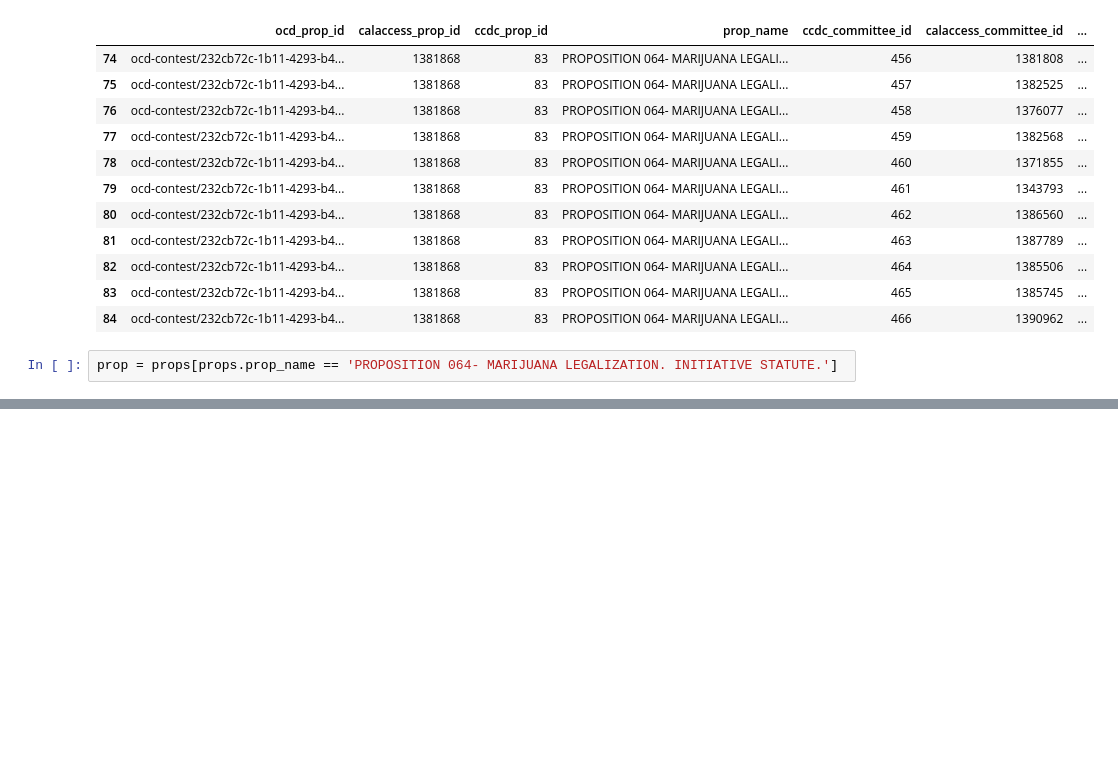
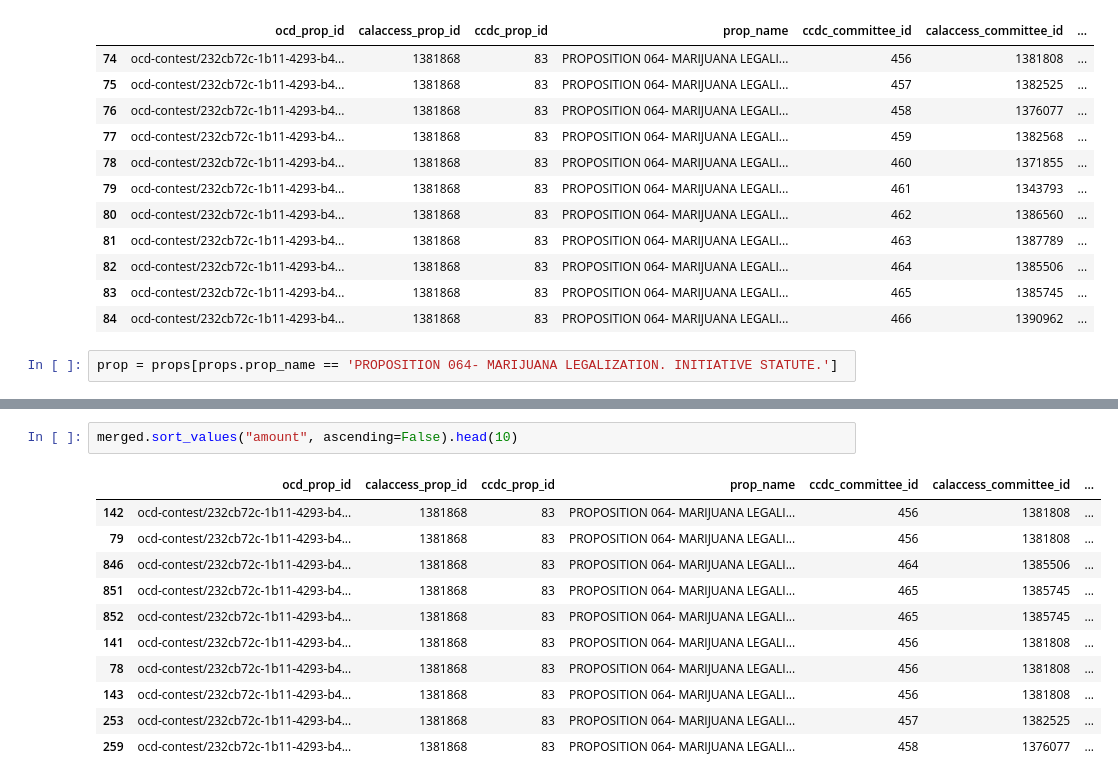
Before and after one commit to jacenclapp/python, a Jupyter notebook: Jacen.ipynb, the cells around one changed output, grey strips where cells are left out. Drawn from its saved outputs; the diff is of its cells as text; blank space fills up the shorter version.

```diff
--- a/Jacen.ipynb
+++ b/Jacen.ipynb
@@ -197,0 +297,14 @@ prop = props[props.prop_name == 'PROPOSITION 064- MARIJUANA LEGALIZATION. INITIA
+# %%
+merged.sort_values("amount", ascending=False).head(10)
+# %% [output]
+|  | ocd_prop_id | calaccess_prop_id | ccdc_prop_id | prop_name | ccdc_committee_id | calaccess_committee_id | ... |
+| 142 | ocd-contest/232cb72c-1b11-4293-b4... | 1381868 | 83 | PROPOSITION 064- MARIJUANA LEGALI... | 456 | 1381808 | ... |
+| 79 | ocd-contest/232cb72c-1b11-4293-b4... | 1381868 | 83 | PROPOSITION 064- MARIJUANA LEGALI... | 456 | 1381808 | ... |
+| 846 | ocd-contest/232cb72c-1b11-4293-b4... | 1381868 | 83 | PROPOSITION 064- MARIJUANA LEGALI... | 464 | 1385506 | ... |
+| 851 | ocd-contest/232cb72c-1b11-4293-b4... | 1381868 | 83 | PROPOSITION 064- MARIJUANA LEGALI... | 465 | 1385745 | ... |
+| 852 | ocd-contest/232cb72c-1b11-4293-b4... | 1381868 | 83 | PROPOSITION 064- MARIJUANA LEGALI... | 465 | 1385745 | ... |
+| 141 | ocd-contest/232cb72c-1b11-4293-b4... | 1381868 | 83 | PROPOSITION 064- MARIJUANA LEGALI... | 456 | 1381808 | ... |
+| 78 | ocd-contest/232cb72c-1b11-4293-b4... | 1381868 | 83 | PROPOSITION 064- MARIJUANA LEGALI... | 456 | 1381808 | ... |
+| 143 | ocd-contest/232cb72c-1b11-4293-b4... | 1381868 | 83 | PROPOSITION 064- MARIJUANA LEGALI... | 456 | 1381808 | ... |
+| 253 | ocd-contest/232cb72c-1b11-4293-b4... | 1381868 | 83 | PROPOSITION 064- MARIJUANA LEGALI... | 457 | 1382525 | ... |
+| 259 | ocd-contest/232cb72c-1b11-4293-b4... | 1381868 | 83 | PROPOSITION 064- MARIJUANA LEGALI... | 458 | 1376077 | ... |
```
Also changed, not shown: parts of 16 cells of this notebook.
